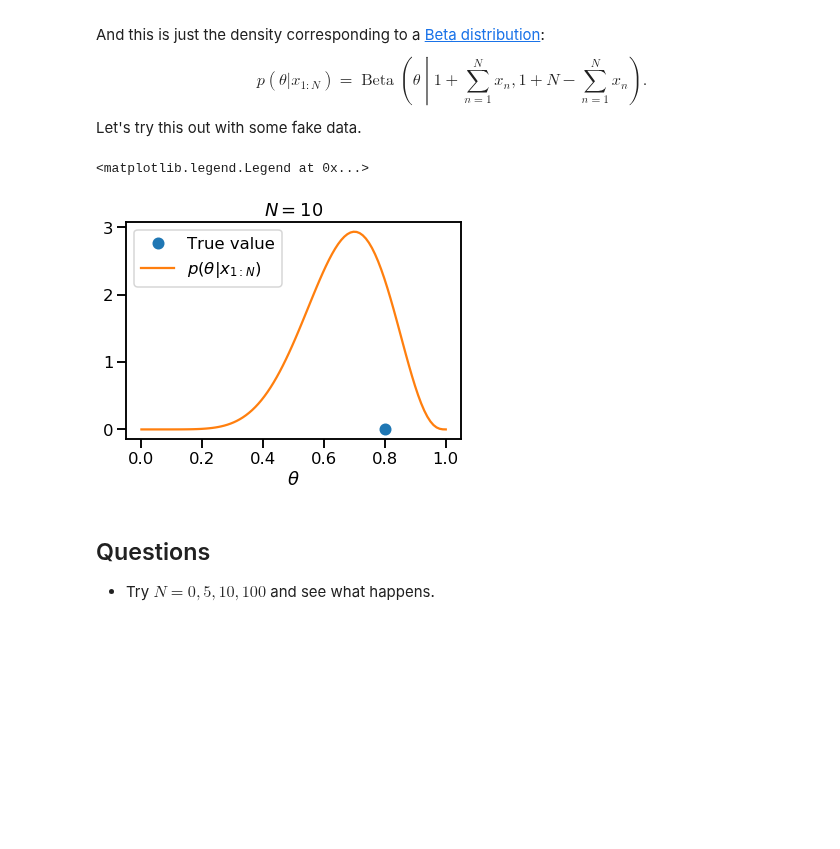
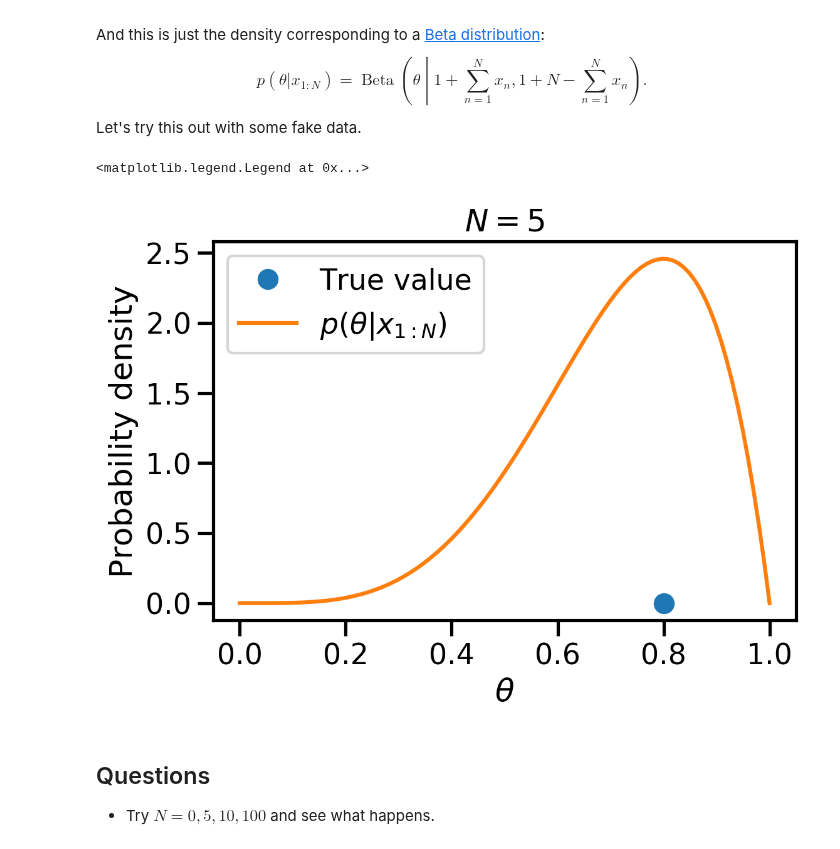
Before and after one commit to PredictiveScienceLab/uq-course, a Jupyter notebook: lectures/lecture_06.ipynb, the cells around one changed output. Drawn from its saved outputs; the diff is of its cells as text; code cells hidden in the pictures; blank space fills up the shorter version.

```diff
--- a/lectures/lecture_06.ipynb
+++ b/lectures/lecture_06.ipynb
@@ -201,27 +201,28 @@ Let's try this out with some fake data.
 # %%
 # Take a fake coin which is a little bit biased
 theta_true = 0.8
 # This is the random variable corresponding to a coin toss
 X = st.bernoulli(theta_true)
 
 # Sample from it a number of times to generate our data = (x1, ..., xN)
-N = 10
+N = 5
 data = X.rvs(size=N)
 # Now we are ready to calculate the posterior which the Beta we have above
 alpha = 1.0 + data.sum()
 beta = 1.0 + N - data.sum()
 Theta_post = st.beta(alpha, beta)
 # Now we can plot the posterior PDF for theta
-fig, ax = plt.subplots()
+fig, ax = plt.subplots(dpi=200)
 thetas = np.linspace(0, 1, 100)
 ax.plot([theta_true], [0.0], 'o', markeredgewidth=2, markersize=10, label='True value')
 ax.plot(thetas, Theta_post.pdf(thetas), label=r'$p(\theta|x_{1:N})$')
 ax.set_xlabel(r'$\theta$')
+ax.set_ylabel('Probability density')
 ax.set_title('$N={0:d}$'.format(N))
 plt.legend(loc='best')
 # %% [output]
 <matplotlib.legend.Legend at 0x...>
-[figure, old version]
+[figure, new version]
 # %% [markdown]
 ## Questions
 
```
Also changed, not shown: parts of 6 cells of this notebook, 1 other file.
